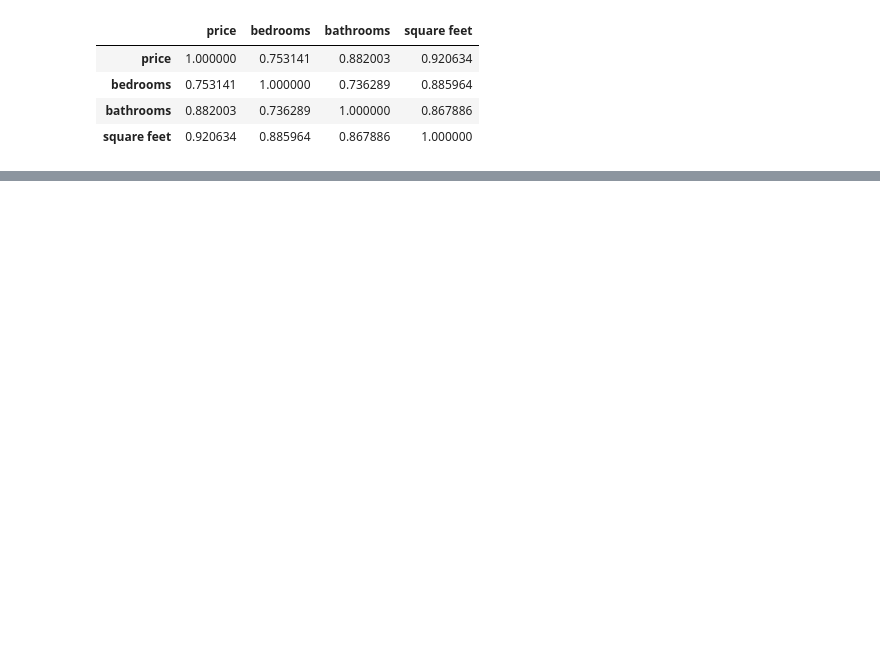
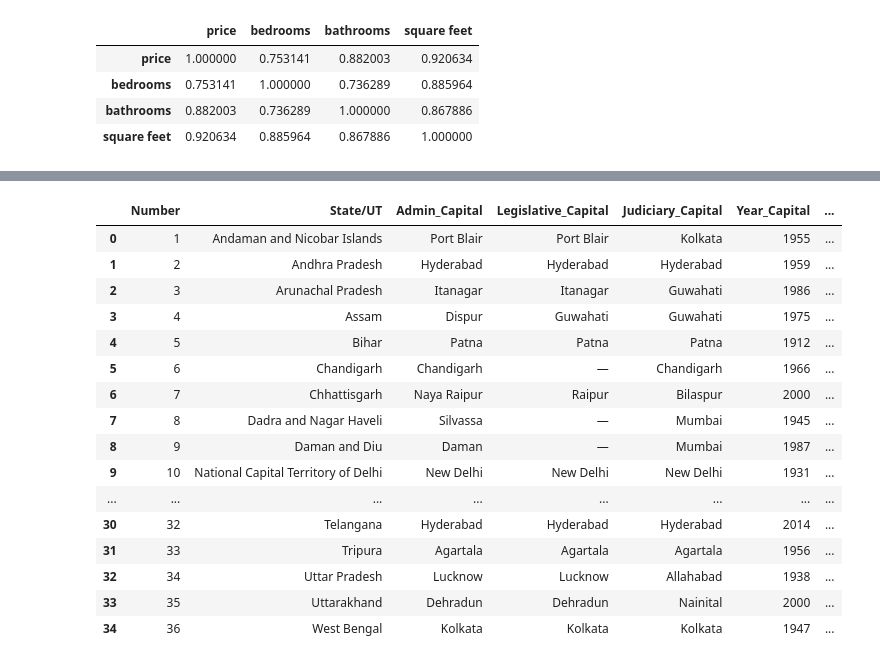
Before and after one commit to cgeppig/DSI_week_03, a Jupyter notebook: Data Scraping.ipynb, the cells around one changed output, grey strips where cells are left out. Cells and saved outputs as stored; diff of their text form; code cells hidden in the pictures; blank space fills up the shorter version.

Commit message:
Added oct18 data scraping lab

```diff
--- a/Data Scraping.ipynb
+++ b/Data Scraping.ipynb
@@ -390,3 +390,7 @@ df[['price', 'bedrooms', 'bathrooms', 'square feet']].corr()
 | bedrooms | 0.753141 | 1.000000 | 0.736289 | 0.885964 |
 | bathrooms | 0.882003 | 0.736289 | 1.000000 | 0.867886 |
 | square feet | 0.920634 | 0.885964 | 0.867886 | 1.000000 |
+# %%
+wiki = 'https://en.wikipedia.org/wiki/List_of_state_and_union_territory_capitals_in_India'
+page = urllib2.urlopen(wiki)
+soupwiki = BeautifulSoup(page)
@@ -392,0 +475,2 @@ df[['price', 'bedrooms', 'bathrooms', 'square feet']].corr()
+# %%
+right_table=soupwiki.find('table', class_='wikitable sortable plainrowheaders')
@@ -392,0 +497,19 @@ df[['price', 'bedrooms', 'bathrooms', 'square feet']].corr()
+# %%
+A=[]
+B=[]
+C=[]
+D=[]
+E=[]
+F=[]
+G=[]
+for row in right_table.findAll("tr"):
+    cells = row.findAll('td')
+    states=row.findAll('th') #To store second column data
+    if len(cells)==6: #Only extract table body not heading
+        A.append(cells[0].find(text=True))
+        B.append(states[0].find(text=True))
+        C.append(cells[1].find(text=True))
+        D.append(cells[2].find(text=True))
+        E.append(cells[3].find(text=True))
+        F.append(cells[4].find(text=True))
+        G.append(cells[5].find(text=True))
@@ -392,0 +536,27 @@ df[['price', 'bedrooms', 'bathrooms', 'square feet']].corr()
+# %%
+df=pd.DataFrame(A,columns=['Number'])
+df['State/UT']=B
+df['Admin_Capital']=C
+df['Legislative_Capital']=D
+df['Judiciary_Capital']=E
+df['Year_Capital']=F
+df['Former_Capital']=G
+df
+# %% [output]
+|  | Number | State/UT | Admin_Capital | Legislative_Capital | Judiciary_Capital | Year_Capital | ... |
+| 0 | 1 | Andaman and Nicobar Islands | Port Blair | Port Blair | Kolkata | 1955 | ... |
+| 1 | 2 | Andhra Pradesh | Hyderabad | Hyderabad | Hyderabad | 1959 | ... |
+| 2 | 3 | Arunachal Pradesh | Itanagar | Itanagar | Guwahati | 1986 | ... |
+| 3 | 4 | Assam | Dispur | Guwahati | Guwahati | 1975 | ... |
+| 4 | 5 | Bihar | Patna | Patna | Patna | 1912 | ... |
+| 5 | 6 | Chandigarh | Chandigarh | — | Chandigarh | 1966 | ... |
+| 6 | 7 | Chhattisgarh | Naya Raipur | Raipur | Bilaspur | 2000 | ... |
+| 7 | 8 | Dadra and Nagar Haveli | Silvassa | — | Mumbai | 1945 | ... |
+| 8 | 9 | Daman and Diu | Daman | — | Mumbai | 1987 | ... |
+| 9 | 10 | National Capital Territory of Delhi | New Delhi | New Delhi | New Delhi | 1931 | ... |
+| ... | ... | ... | ... | ... | ... | ... | ... |
+| 30 | 32 | Telangana | Hyderabad | Hyderabad | Hyderabad | 2014 | ... |
+| 31 | 33 | Tripura | Agartala | Agartala | Agartala | 1956 | ... |
+| 32 | 34 | Uttar Pradesh | Lucknow | Lucknow | Allahabad | 1938 | ... |
+| 33 | 35 | Uttarakhand | Dehradun | Dehradun | Nainital | 2000 | ... |
+| 34 | 36 | West Bengal | Kolkata | Kolkata | Kolkata | 1947 | ... |
```
Also changed, not shown: parts of 10 cells of this notebook, 1 other file.
